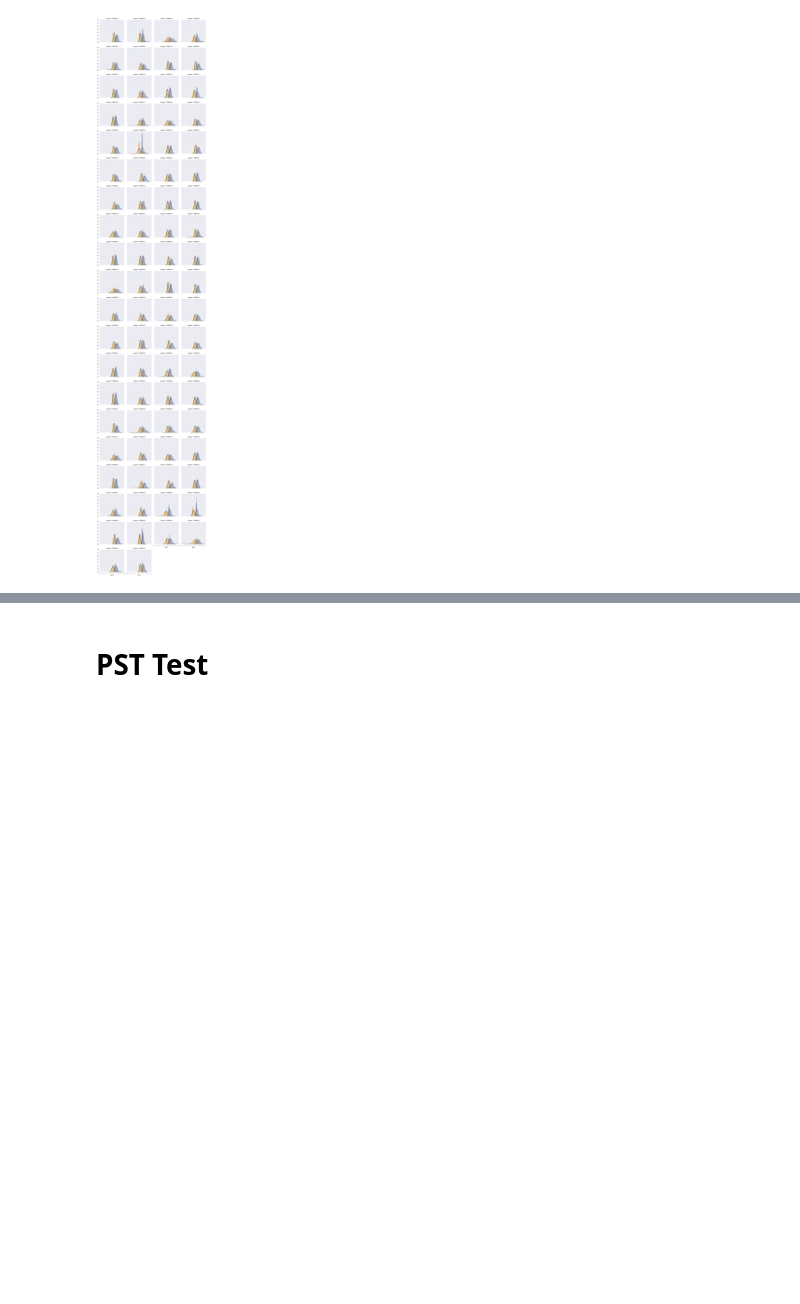
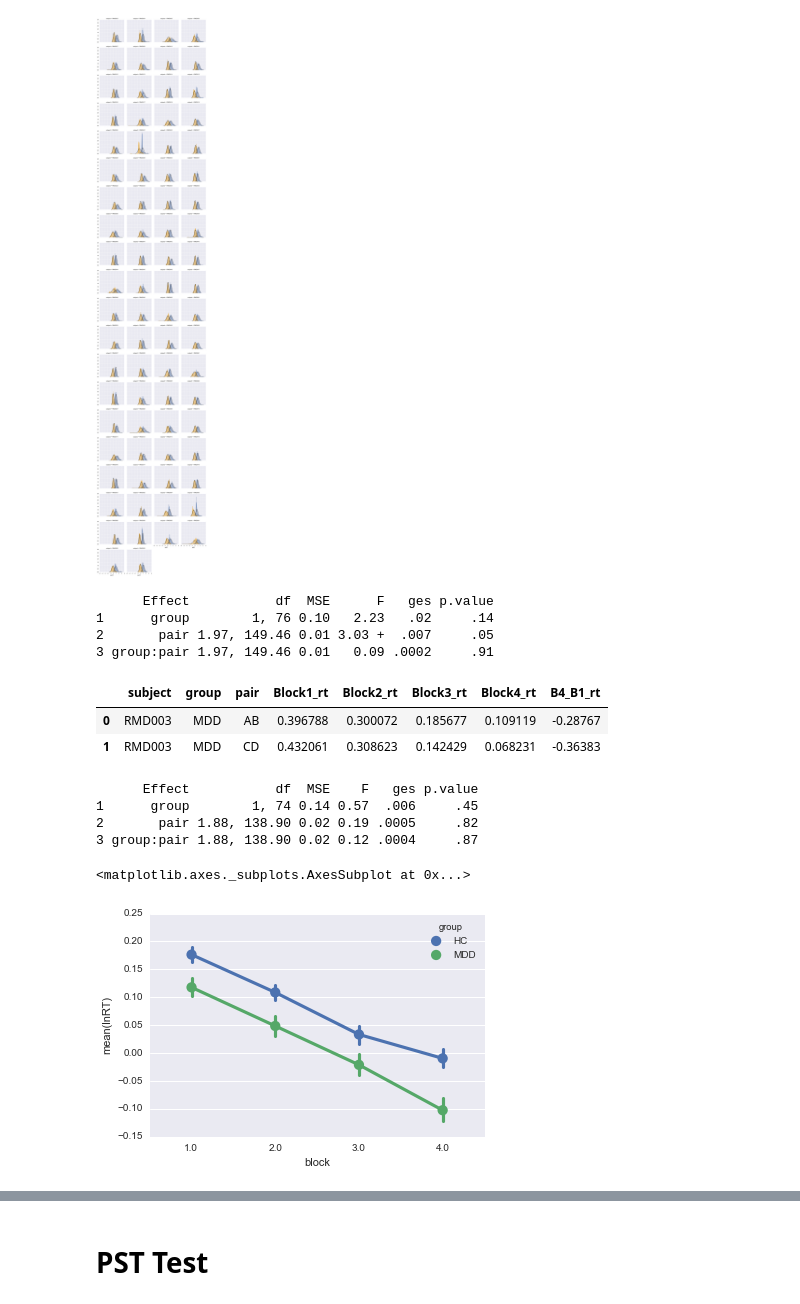
Before and after one commit to ebarrick/RMD_PST, a Jupyter notebook: PST_beh.ipynb, the cells around one changed output, grey strips where cells are left out. Cells and saved outputs as stored; diff of their text form; code cells hidden in the pictures; blank space fills up the shorter version.

Commit message:
added pair column. completed stats and graphs for accuracy and RT.

```diff
--- a/PST_beh.ipynb
+++ b/PST_beh.ipynb
@@ -546,10 +545,11 @@ for subject in subjects:
 
 train_data = pd.concat(e_dfs)
 train_data['lnRT'] = train_data.trial_RT.apply(np.log)
-train_columns = ['subject','group','trial_num','block','trial_RT','lnRT','accuracy','left_stim','left_stim_number',
-               'right_stim','right_stim_number','object_onset','object_duration','response','response_onset',
-                'isi_onset','isi_duration','scheduled_outcome','feedback','feedback_onset','feedback_duration',
-               'iti_onset','iti_duration']
+train_columns = ['subject','group','trial_num','block','trial_RT','lnRT','accuracy',
+                 'left_stim','left_stim_number','right_stim','right_stim_number',
+                 'object_onset','object_duration','response','response_onset','isi_onset',
+                 'isi_duration','scheduled_outcome','feedback','feedback_onset',
+                 'feedback_duration','iti_onset','iti_duration']
 # %% [output]
 /Users/ebarrick/Work/Expts/REWMEM/Version4/Data
 # %%
@@ -618,0 +612,8 @@ Number of trials with no response: 597
+# %%
+def make_pair(data):
+    '''take left and right stimulus output pair'''
+    d = {1:'AB', 2:'CD',3:'EF',4:'EF',5:'CD',6:'AB'}
+    pair = d[data]
+    return pair
+
+train_clean['pair'] = train_clean.left_stim_number.apply(make_pair)
@@ -668,0 +656,26 @@ def CheckTrialType(stimulus):
+# %%
+%Rpush train_clean
+
+%R train_rt <- aov_ez(id='subject', dv='lnRT', data=train_clean, between='group', within=c('pair'))
+%R print(train_rt)
+# %% [output]
+      Effect           df  MSE      F   ges p.value
+1      group        1, 76 0.10   2.23   .02     .14
+2       pair 1.97, 149.46 0.01 3.03 +  .007     .05
+3 group:pair 1.97, 149.46 0.01   0.09 .0002     .91
+# %%
+# Computing the difference scores for block 4 minus block 1 for RT
+g = train_clean.groupby(['subject','group','pair','block'])['lnRT'].mean()
+df = g.to_frame()
+df.reset_index(inplace=True)
+train_block_rt = df.pivot_table(index=['subject','group','pair'],columns='block',values='lnRT')
+train_block_rt.reset_index(inplace=True)
+train_block_rt.head()
+new_cols = ['subject','group','pair','Block1_rt','Block2_rt','Block3_rt','Block4_rt']
+train_block_rt.columns = new_cols
+train_block_rt['B4_B1_rt'] = train_block_rt['Block4_rt']-train_block_rt['Block1_rt']
+train_block_rt.head(2)
+# %% [output]
+|  | subject | group | pair | Block1_rt | Block2_rt | Block3_rt | Block4_rt | B4_B1_rt |
+| 0 | RMD003 | MDD | AB | 0.396788 | 0.300072 | 0.185677 | 0.109119 | -0.28767 |
+| 1 | RMD003 | MDD | CD | 0.432061 | 0.308623 | 0.142429 | 0.068231 | -0.36383 |
@@ -668,0 +685,17 @@ def CheckTrialType(stimulus):
+# %%
+%Rpush train_block_rt
+%R train_brt_afex <- aov_ez(id='subject', dv='B4_B1_rt', data=train_block_rt, between='group',\
+                            within=c('pair'))
+
+%R print (train_brt_afex)
+# %% [output]
+      Effect           df  MSE    F   ges p.value
+1      group        1, 74 0.14 0.57  .006     .45
+2       pair 1.88, 138.90 0.02 0.19 .0005     .82
+3 group:pair 1.88, 138.90 0.02 0.12 .0004     .87
+# %%
+#Let's look at the RT over blocks
+sns.pointplot(x="block", y="lnRT", hue="group", data=train_clean, hue_order=['HC','MDD'])
+# %% [output]
+<matplotlib.axes._subplots.AxesSubplot at 0x...>
+[figure, added]
```
Also changed, not shown: parts of 26 cells of this notebook.
